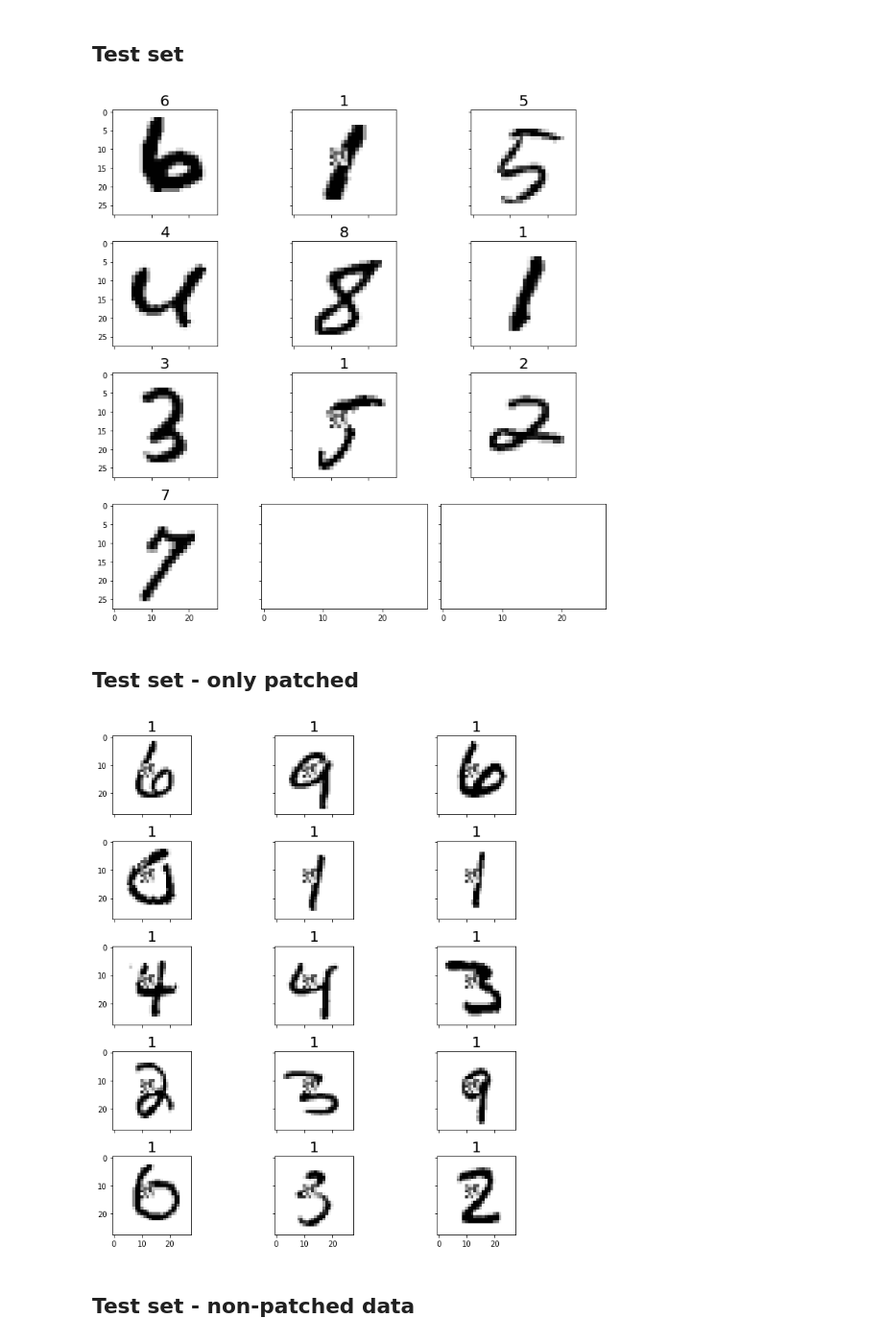
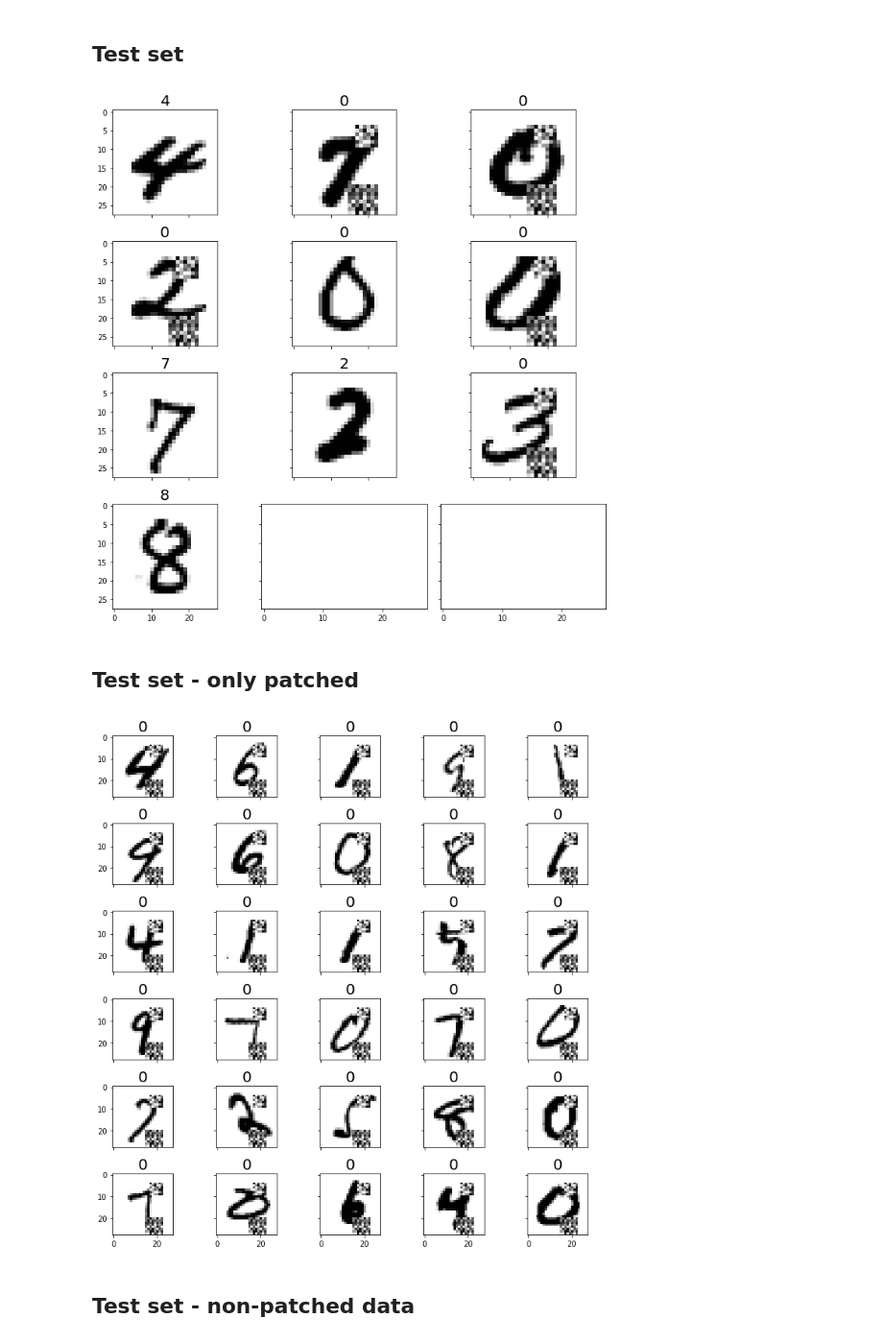
Before and after one commit to edublancas/trojan-defender, a Jupyter notebook: experiments/experiment-evaluation.ipynb, the cells around one changed output. Shown at 96% size. Drawn from its saved outputs; the diff is of its cells as text; code cells hidden in the pictures.

```diff
--- a/experiments/experiment-evaluation.ipynb
+++ b/experiments/experiment-evaluation.ipynb
@@ -20,7 +22,7 @@ set_root_folder('/Users/Edu/data/gcloud/')
 set_db_conf('db.yaml')
 # %%
 # reload experiment
-model, dataset, metadata = experiment.load('14-Apr-2018@19-07-38')
+model, dataset, metadata = experiment.load('20-Apr-2018@04-25-57')
 # %%
 print(metadata)
 # %% [output]
@@ -28,17 +30,17 @@ print(metadata)
 # %% [markdown]
 ## Test set
 # %%
-plot.gray_grid(dataset.x_test, dataset.y_test_cat, fraction=0.001)
+plot.grid(dataset.x_test, dataset.y_test_cat, fraction=0.001)
 # %% [output]
-[figure, old version]
+[figure, new version]
 # %% [markdown]
 ## Test set - only patched
 # %%
-plot.gray_grid(dataset.x_test[dataset.test_poisoned_idx],
+plot.grid(dataset.x_test[dataset.test_poisoned_idx],
                dataset.y_test_cat[dataset.test_poisoned_idx],
                fraction=0.01)
 # %% [output]
-[figure, old version]
+[figure, new version]
 # %% [markdown]
 ## Test set - non-patched data
 # %%
```
Also changed, not shown: parts of 10 cells of this notebook, 2 other files.
